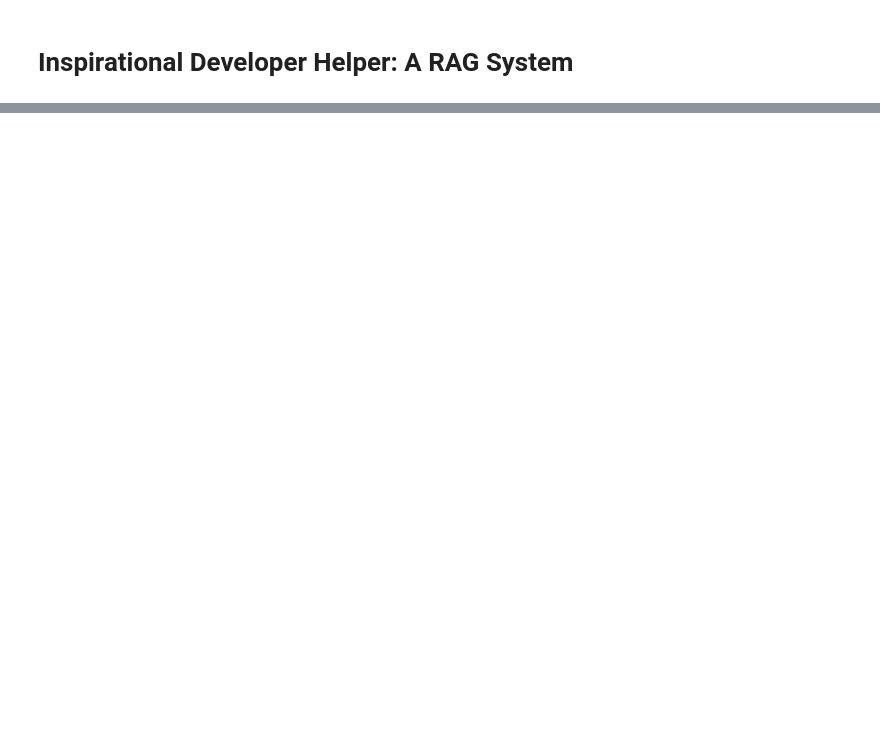
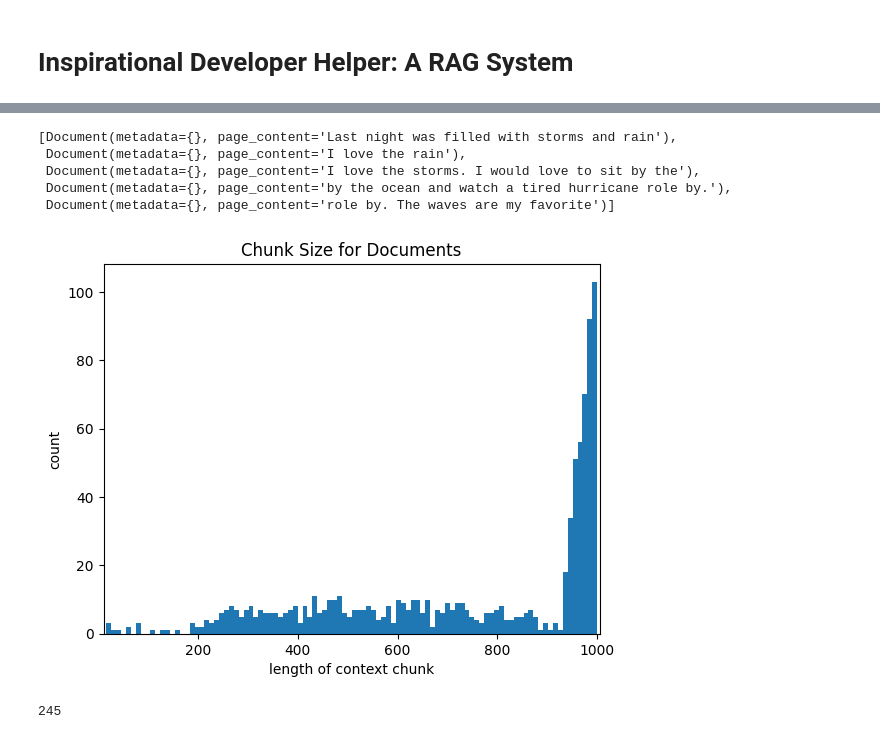
Before and after one commit to kguerrero/playground_project, a Jupyter notebook: notebooks/InspirationalDeveloperHelper.ipynb, the cells around one changed output, grey strips where cells are left out. Saved outputs shown, nothing was run; the diff lists cells and outputs as text; code cells hidden in the pictures; blank space fills up the shorter version.

Commit message:
added some visuals to notebook, script for local LLM, new matplotlib dep

```diff
--- a/notebooks/InspirationalDeveloperHelper.ipynb
+++ b/notebooks/InspirationalDeveloperHelper.ipynb
@@ -52,3 +50,15 @@ vectorstore = FAISS.from_documents(
 
 # Save the vector store
 vectorstore.save_local(index_path)
+# %%
+# Context Block: CAN BE ERASED
+# How does this text splitter work?? Let's poke an example:
+
+text_splitter = RecursiveCharacterTextSplitter(chunk_size=50, chunk_overlap=10)
+text_splitter.create_documents(["Last night was filled with storms and rain\n\n I love the rain\n I love the storms. I would love to sit by the ocean and watch a tired hurricane role by. The waves are my favorite"])
+# %% [output]
+[Document(metadata={}, page_content='Last night was filled with storms and rain'),
+ Document(metadata={}, page_content='I love the rain'),
+ Document(metadata={}, page_content='I love the storms. I would love to sit by the'),
+ Document(metadata={}, page_content='by the ocean and watch a tired hurricane role by.'),
+ Document(metadata={}, page_content='role by. The waves are my favorite')]
@@ -54,0 +85,19 @@ vectorstore.save_local(index_path)
+# %%
+# Context Block: CAN BE ERASED
+
+from matplotlib import pyplot as plt
+
+data = [len(d.page_content) for d in docs]
+
+plt.xlim([min(data)-5, max(data)+5])
+
+plt.hist(data, bins=100)
+plt.title('Chunk Size for Documents')
+plt.xlabel('length of context chunk')
+plt.ylabel('count')
+
+plt.show()
+len(docs[100].page_content)
+# %% [output]
+[figure, added]
+245
```
Also changed, not shown: parts of 7 cells of this notebook, 3 other files.
